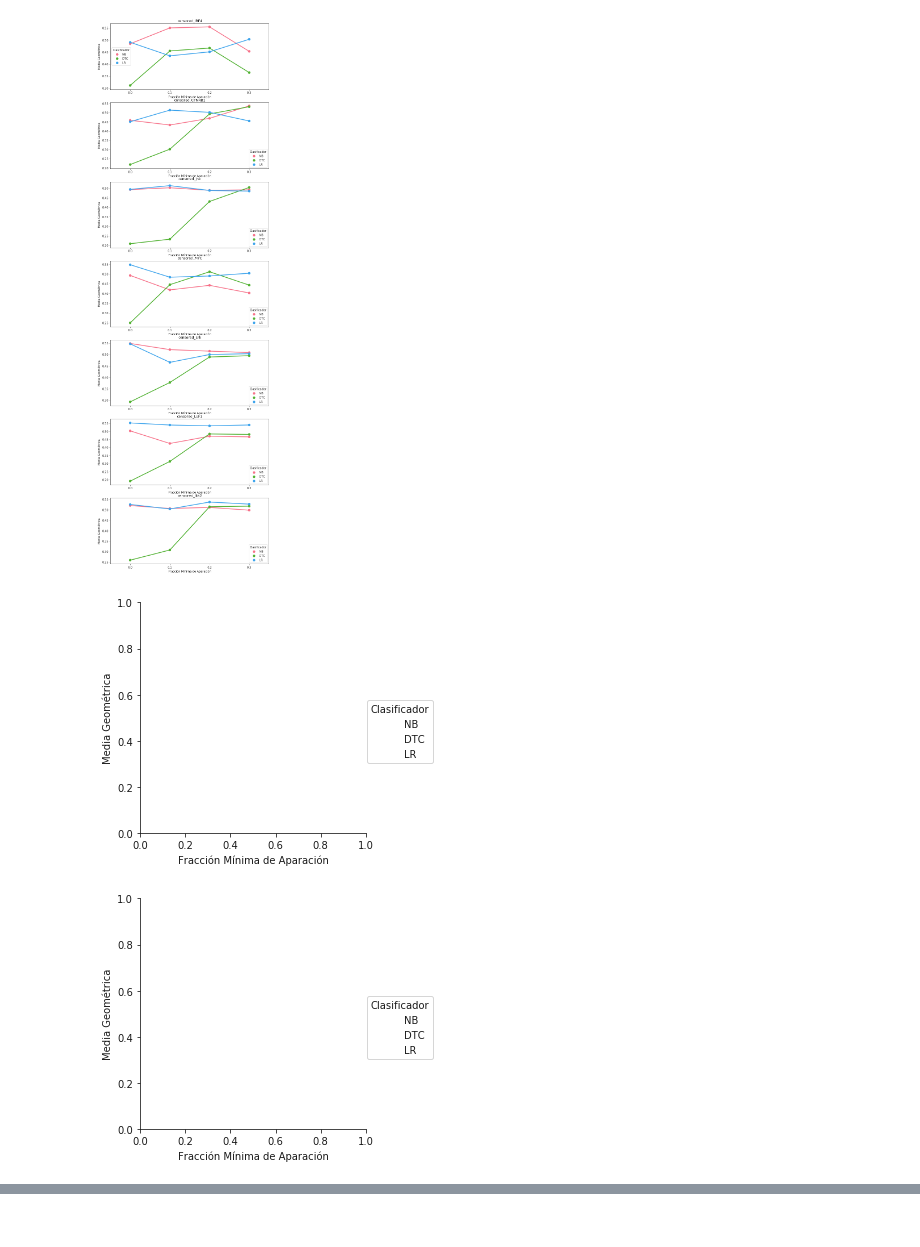
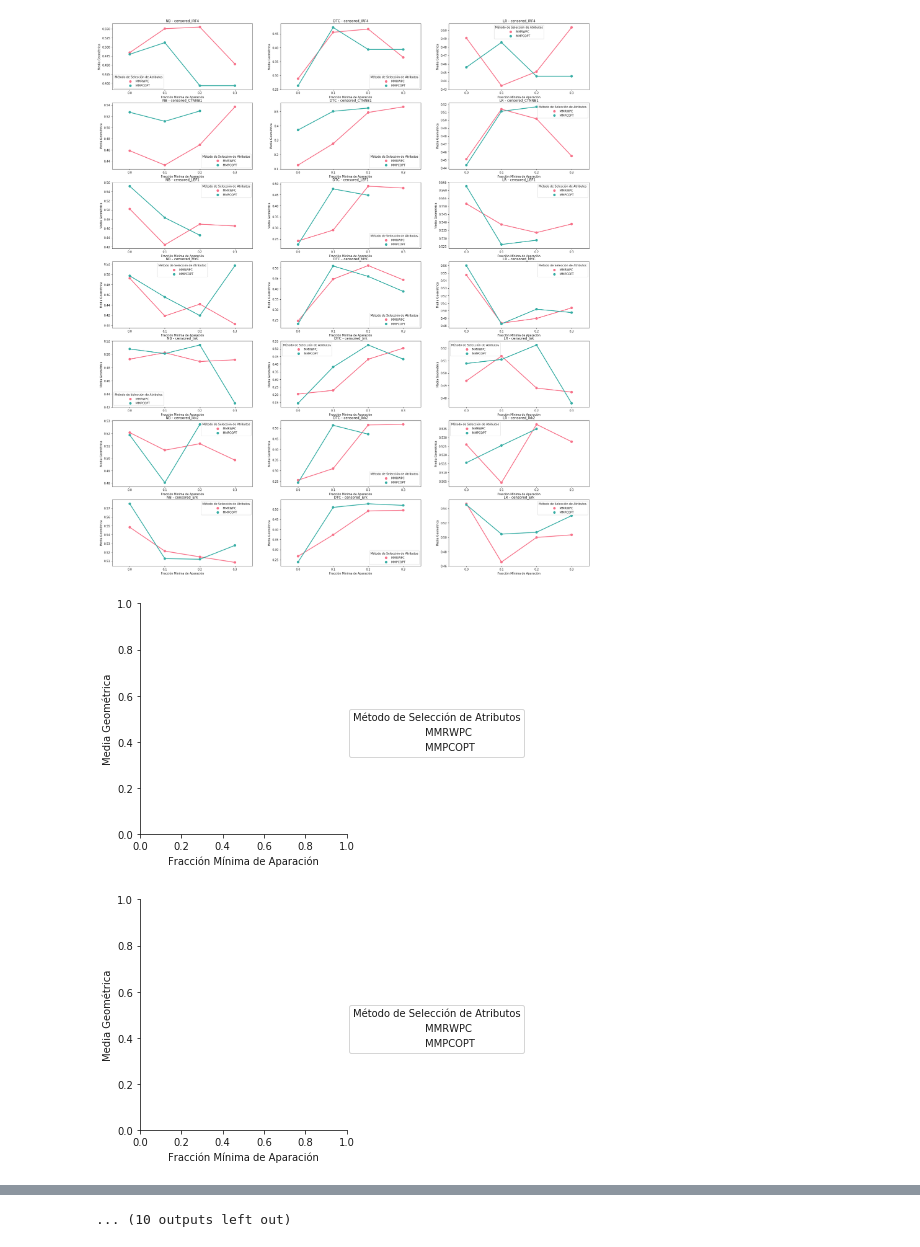
Before and after one commit to Akawa94/GeneInteractionsBN, a Jupyter notebook: FeatureSelection/Thesis Presentation.ipynb, the cells around one changed output, grey strips where cells are left out. Saved outputs shown, nothing was run; the diff lists cells and outputs as text; code cells hidden in the pictures.

```diff
--- a/FeatureSelection/Thesis Presentation.ipynb
+++ b/FeatureSelection/Thesis Presentation.ipynb
@@ -8,4 +9,13 @@ import matplotlib.pyplot as plt
 # %%
 main_directory = '/home/a20114261/sdelrio/GeneInteractions/GeneInteractionsBN_Datasets/Balanced_Batches/'
-with open(main_directory+'total_results.pickle', 'rb') as f:
+with open(main_directory+'total_unified_results_v2.pickle', 'rb') as f:
     total_results = pickle.load(f)
+# %%
+total_results={}
+# %%
+for directory in os.listdir(main_directory):
+    if '.pickle' in directory or '.csv' in directory or 'censored' not in directory:
+        continue
+    print(directory)
+    with open(main_directory+directory+'_unified_results.pickle','rb') as f:
+        total_results[directory] = pickle.load(f)
@@ -69,38 +77,43 @@ for i in range(0,len(classificator_list)):
 ... (10 outputs left out)
 # %%
-aga_df = pd.DataFrame(columns=["Fracción Mínima de Aparación", "Media Geométrica", "Clasificador", "Origen"])
+aga_df = pd.DataFrame(columns=["Fracción Mínima de Aparación", "GMedia", "Clasificador", "Método de Selección de Atributos","Origen"])
 for key in total_results:
     for f_key in total_results[key]:
         if 'AGA' in f_key:
             #print(total_results[key][f_key])
             for fr_key in total_results[key][f_key]:
                 for c_key in total_results[key][f_key][fr_key]:
+                    m_key = 'MMPCOPT'
+                    if 'OPT' not in f_key:
+                        m_key = 'MMRWPC'
                     aga_df = aga_df.append({
                         "Fracción Mínima de Aparación":float(fr_key),
-                        "Media Geométrica":total_results[key][f_key][fr_key][c_key]['unique'],
+                        "GMedia":total_results[key][f_key][fr_key][c_key]['unique'],
                         "Clasificador":c_key,
+                        "Método de Selección de Atributos": m_key,
                         "Origen":key
                     }, ignore_index=True)
 # %%
 classificator_list = list(set(df["Clasificador"]))
 origin_list = list(set(df["Origen"]))
 
 #f, axes = plt.subplots(len(classificator_list), len(origin_list))
-f, axes = plt.subplots(len(origin_list),figsize=(10,35))
-for j in range(0,len(origin_list)):
-    # Draw a pointplot to show pulse as a function of three categorical factors
-    sns.set_color_codes("pastel")
-    #g = sns.barplot(x='Node name',y='Distance',hue='Feature Selection Method', data=b_plot_df)
-    g = sns.factorplot(x="Fracción Mínima de Aparación",y="Media Geométrica", hue="Clasificador",
-                       data=aga_df.query('Origen=="'+origin_list[j]+'"'), palette="husl",
-                        alpha=0.5, ax=axes[j])
-    # g = sns.FacetGrid(b_plot_df,hue="Feature Selection Method", size=15, aspect=2)
-    # g.map(plt.scatter, "Node name", "Distance", alpha=.5)
-    #g.set_yticklabels(np.arange(0,2,0.15))
-    #g.set_xticklabels(rotation=90)
-    #g.add_legend()
-    axes[j].title.set_text(origin_list[j])
+f, axes = plt.subplots(len(origin_list),len(classificator_list),figsize=(30,35))
+for i in range(0,len(classificator_list)):
+    for j in range(0,len(origin_list)):
+        # Draw a pointplot to show pulse as a function of three categorical factors
+        sns.set_color_codes("pastel")
+        #g = sns.barplot(x='Node name',y='Distance',hue='Feature Selection Method', data=b_plot_df)
+        g = sns.factorplot(x="Fracción Mínima de Aparación",y="GMedia", hue="Método de Selección de Atributos",
+                           data=aga_df.query('Clasificador == "'+classificator_list[i]+'" and Origen=="'+origin_list[j]+'"'), palette="husl",
+                            alpha=0.5, ax=axes[j,i])
+        # g = sns.FacetGrid(b_plot_df,hue="Feature Selection Method", size=15, aspect=2)
+        # g.map(plt.scatter, "Node name", "Distance", alpha=.5)
+        #g.set_yticklabels(np.arange(0,2,0.15))
+        #g.set_xticklabels(rotation=90)
+        #g.add_legend()
+        axes[j,i].title.set_text(classificator_list[i]+" - "+origin_list[j])
 # %% [output]
-[figure, old version]
+[figure, new version]
-[figure, old version]
+[figure, new version]
-[figure, old version]
+[figure, new version]
@@ -111,0 +129 @@ for j in range(0,len(origin_list)):
+... (10 outputs left out)
```
Also changed, not shown: parts of 8 cells of this notebook, 7 other files.
